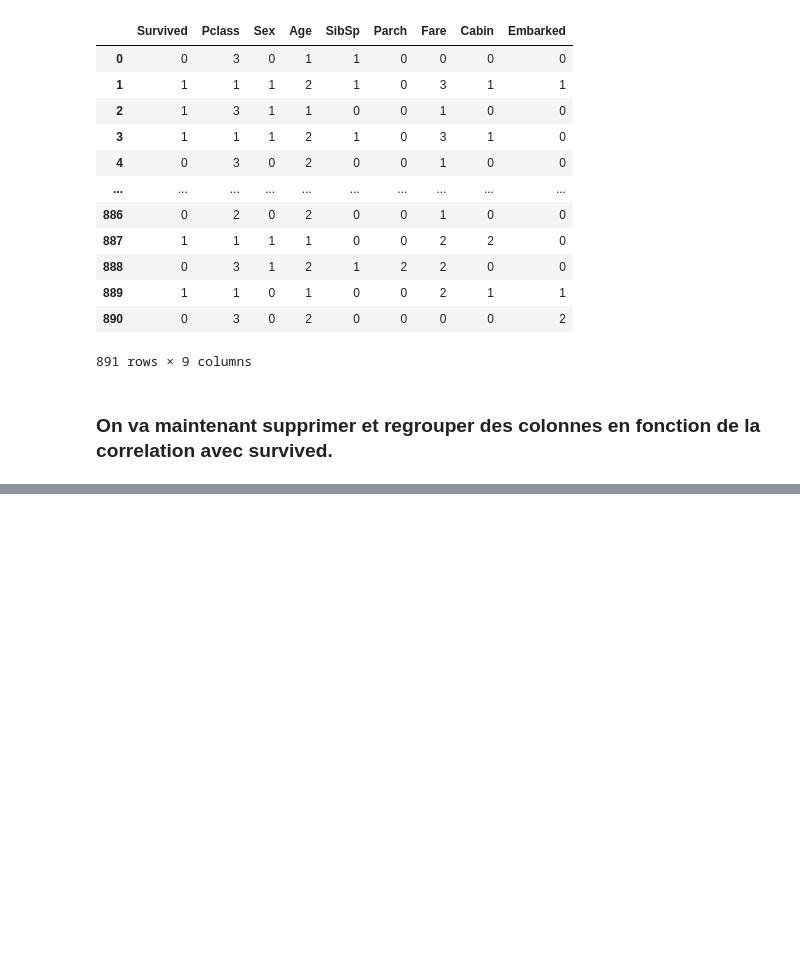
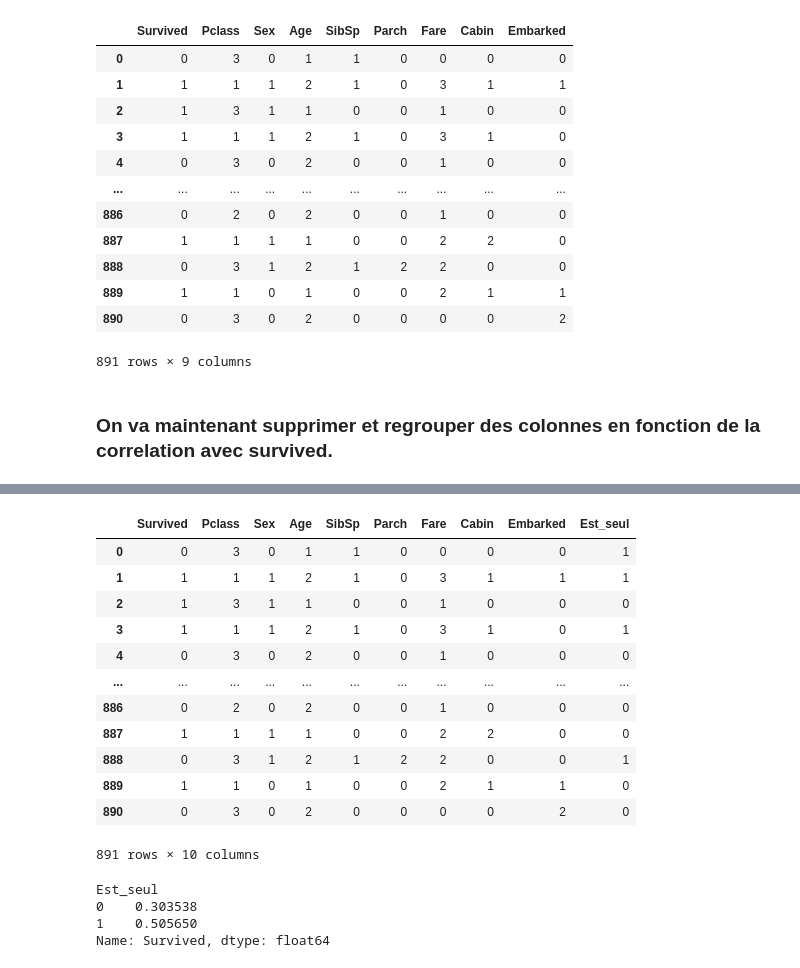
Before and after one commit to matysekf99/titanic_kaggle, a Jupyter notebook: titanic_ml.ipynb, the cells around one changed output, grey strips where cells are left out. Saved outputs shown, nothing was run; the diff lists cells and outputs as text; code cells hidden in the pictures; blank space fills up the shorter version.

```diff
--- a/titanic_ml.ipynb
+++ b/titanic_ml.ipynb
@@ -568,0 +628,26 @@ df_train
+# %%
+df_train['Est_seul'] = 0
+df_train.loc[(df_train['Parch'] > 0) | (df_train['SibSp'] > 0), 'Est_seul'] = 1
+df_train
+# %% [output]
+|  | Survived | Pclass | Sex | Age | SibSp | Parch | Fare | Cabin | Embarked | Est_seul |
+| 0 | 0 | 3 | 0 | 1 | 1 | 0 | 0 | 0 | 0 | 1 |
+| 1 | 1 | 1 | 1 | 2 | 1 | 0 | 3 | 1 | 1 | 1 |
+| 2 | 1 | 3 | 1 | 1 | 0 | 0 | 1 | 0 | 0 | 0 |
+| 3 | 1 | 1 | 1 | 2 | 1 | 0 | 3 | 1 | 0 | 1 |
+| 4 | 0 | 3 | 0 | 2 | 0 | 0 | 1 | 0 | 0 | 0 |
+| ... | ... | ... | ... | ... | ... | ... | ... | ... | ... | ... |
+| 886 | 0 | 2 | 0 | 2 | 0 | 0 | 1 | 0 | 0 | 0 |
+| 887 | 1 | 1 | 1 | 1 | 0 | 0 | 2 | 2 | 0 | 0 |
+| 888 | 0 | 3 | 1 | 2 | 1 | 2 | 2 | 0 | 0 | 1 |
+| 889 | 1 | 1 | 0 | 1 | 0 | 0 | 2 | 1 | 1 | 0 |
+| 890 | 0 | 3 | 0 | 2 | 0 | 0 | 0 | 0 | 2 | 0 |
+891 rows × 10 columns
+# %%
+estseul_groupby = df_train.groupby('Est_seul')['Survived'].mean()
+estseul_groupby
+# %% [output]
+Est_seul
+0    0.303538
+1    0.505650
+Name: Survived, dtype: float64
```
Also changed, not shown: parts of 12 cells of this notebook.
